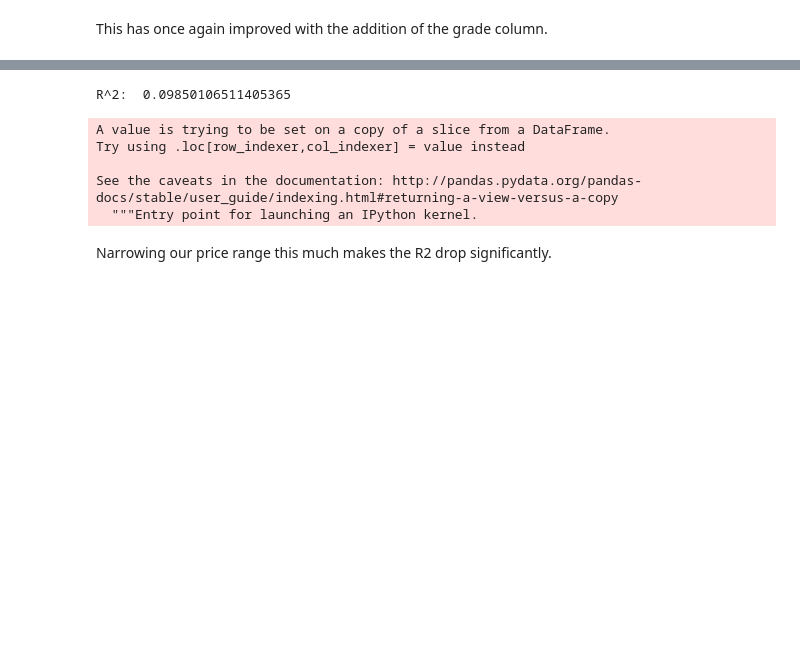
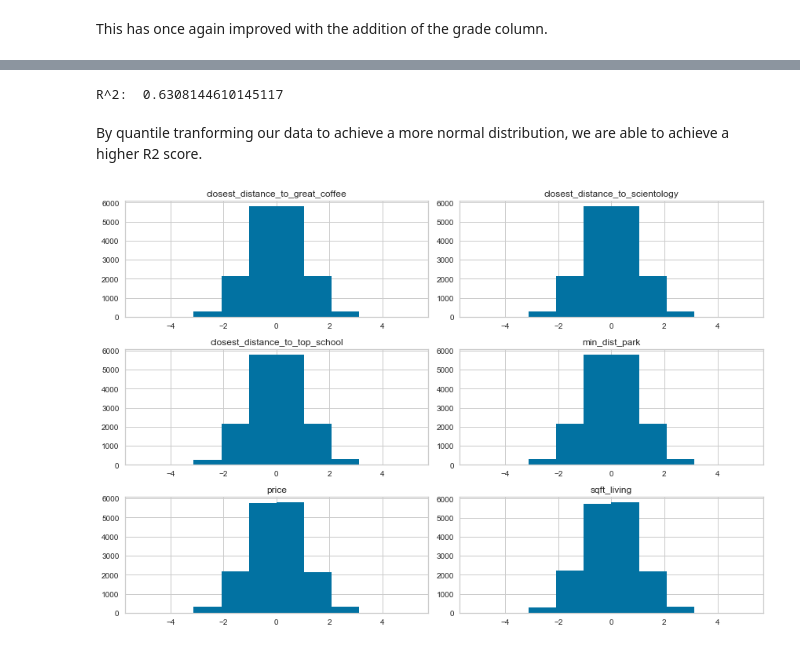
Before and after one commit to dtunnicliffe/house-price-regression-project, a Jupyter notebook: data_wrangling.ipynb, the cells around one changed output, grey strips where cells are left out. Saved outputs shown, nothing was run; the diff lists cells and outputs as text; code cells hidden in the pictures; blank space fills up the shorter version.

```diff
--- a/data_wrangling.ipynb
+++ b/data_wrangling.ipynb
@@ -738,0 +750,6 @@ narrow.head()
+# %%
+grade_dums = pd.get_dummies(df.grade, prefix='grade', drop_first=True)
+# %%
+df = df.drop(['grade'], axis=1)
+df = pd.concat([df, grade_dums], axis=1)
+df.head()
@@ -739,9 +764,9 @@ narrow.head()
 # %%
-narrow['interaction'] = narrow['log_school'] * narrow['log_scientology']
-features = ['sqft_living', 'log_coffee', 'log_park', 'interaction', 'log_school', 'log_scientology']
+df['interaction'] = df['closest_distance_to_top_school'] * df['closest_distance_to_scientology']
+features = ['sqft_living', 'closest_distance_to_great_coffee', 'min_dist_park', 'closest_distance_to_top_school', 'closest_distance_to_scientology', 'interaction', 'grade_4', 'grade_5', 'grade_6', 'grade_7', 'grade_8', 'grade_9', 'grade_10', 'grade_11']
 target = ['price']
-X = narrow[features]
-y = narrow[target]
+X = df[features]
+y = df[target]
 
 # running an iteration of the model with interaction column and using train_test_split
 X_train, X_test, y_train, y_test = train_test_split(X,y, random_state=1)
@@ -751,11 +776,11 @@ lm8_preds = lm8.predict(X_test)
 
 print('R^2: ', r2_score(y_test, lm8_preds))
 # %% [output]
-R^2:  0.09850106511405365
+R^2:  0.6308144610145117
-A value is trying to be set on a copy of a slice from a DataFrame.
-Try using .loc[row_indexer,col_indexer] = value instead
-
-See the caveats in the documentation: http://pandas.pydata.org/pandas-docs/stable/user_guide/indexing.html#returning-a-view-versus-a-copy
-  """Entry point for launching an IPython kernel.
-# %% [markdown]
-Narrowing our price range this much makes the R2 drop significantly.
+# %% [markdown]
+By quantile tranforming our data to achieve a more normal distribution, we are able to achieve a higher R2 score.
+# %%
+df[['sqft_living', 'closest_distance_to_great_coffee', 'min_dist_park', 'closest_distance_to_top_school', 'closest_distance_to_scientology', 'price']].hist(figsize=(12, 8))
+plt.tight_layout();
+# %% [output]
+[figure, added]
```
Also changed, not shown: parts of 25 cells of this notebook.
